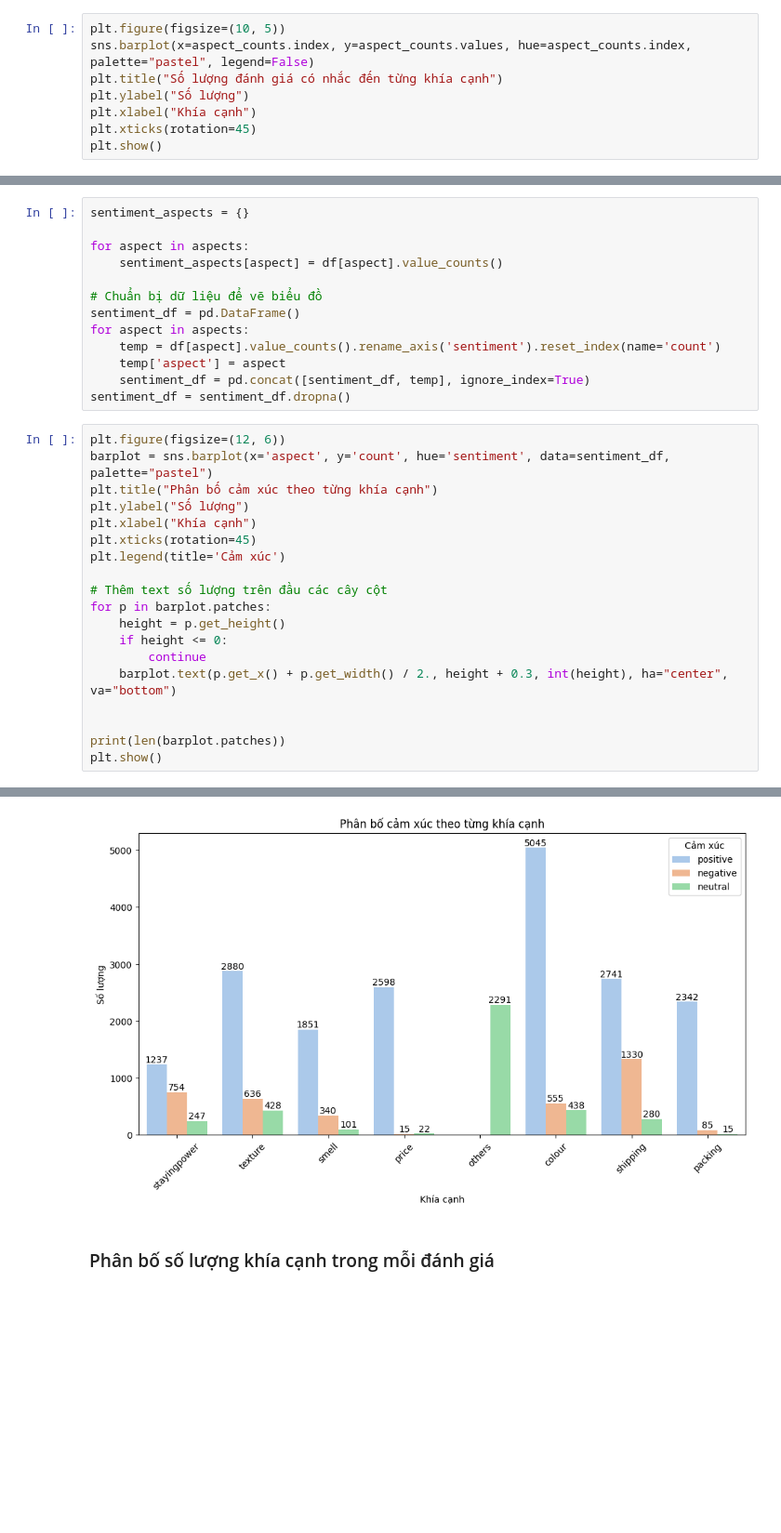
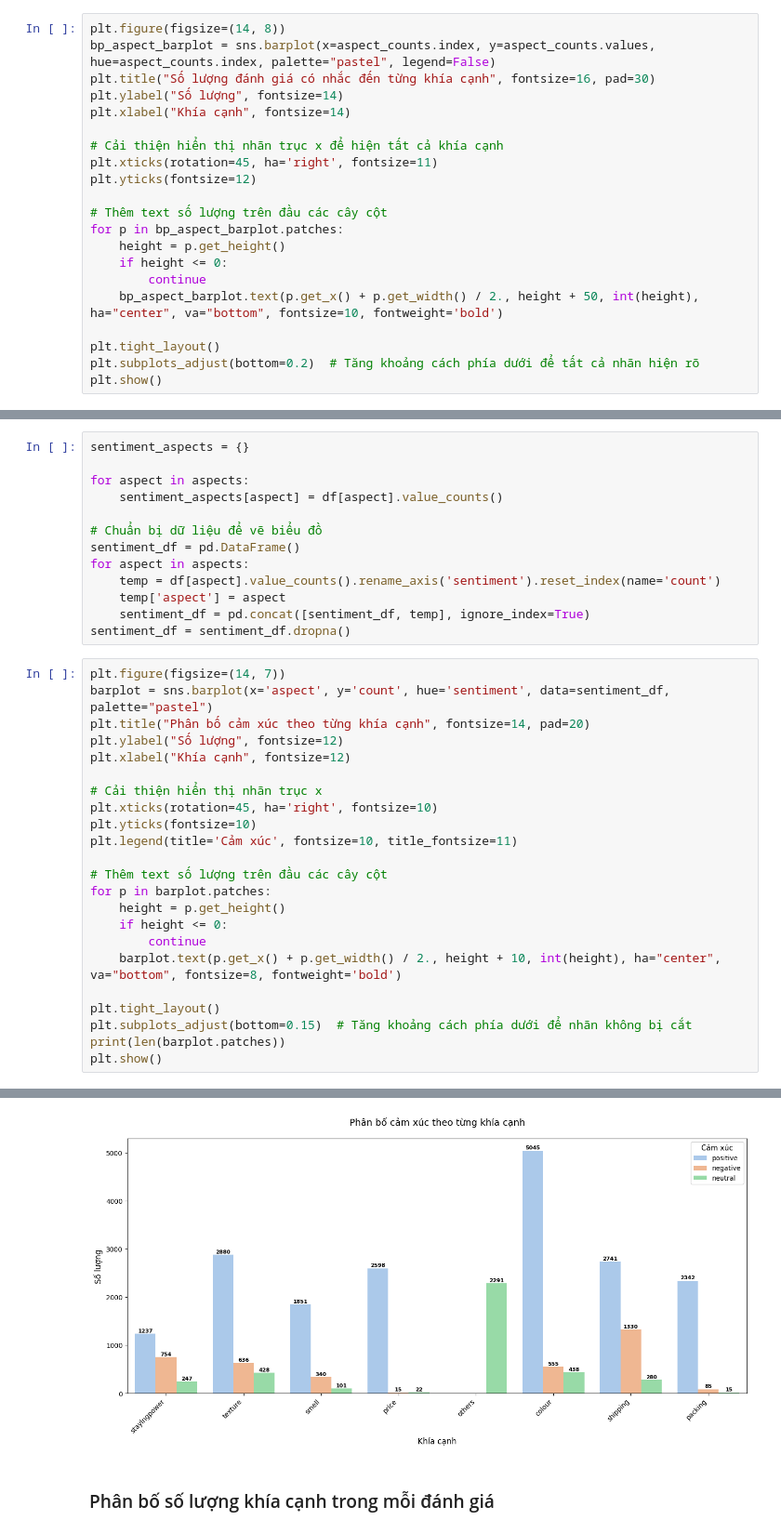
Before and after one commit to nvietanh1909/ABSA_Prompting, a Jupyter notebook: ViABSA_BP_EDA.ipynb, the cells around one changed output, grey strips where cells are left out. Shown at 93% size. Drawn from its saved outputs; the diff is of its cells as text; blank space fills up the shorter version.

```diff
--- a/ViABSA_BP_EDA.ipynb
+++ b/ViABSA_BP_EDA.ipynb
@@ -123,11 +126,24 @@ for aspect in aspects:
 aspect_counts = df[[a + '_exists' for a in aspects]].sum()
 aspect_counts.index = aspects
 # %%
-plt.figure(figsize=(10, 5))
-sns.barplot(x=aspect_counts.index, y=aspect_counts.values, hue=aspect_counts.index, palette="pastel", legend=False)
-plt.title("Số lượng đánh giá có nhắc đến từng khía cạnh")
-plt.ylabel("Số lượng")
-plt.xlabel("Khía cạnh")
-plt.xticks(rotation=45)
+plt.figure(figsize=(14, 8))
+bp_aspect_barplot = sns.barplot(x=aspect_counts.index, y=aspect_counts.values, hue=aspect_counts.index, palette="pastel", legend=False)
+plt.title("Số lượng đánh giá có nhắc đến từng khía cạnh", fontsize=16, pad=30)
+plt.ylabel("Số lượng", fontsize=14)
+plt.xlabel("Khía cạnh", fontsize=14)
+
+# Cải thiện hiển thị nhãn trục x để hiện tất cả khía cạnh
+plt.xticks(rotation=45, ha='right', fontsize=11)
+plt.yticks(fontsize=12)
+
+# Thêm text số lượng trên đầu các cây cột
+for p in bp_aspect_barplot.patches:
+    height = p.get_height()
+    if height <= 0:
+        continue
+    bp_aspect_barplot.text(p.get_x() + p.get_width() / 2., height + 50, int(height), ha="center", va="bottom", fontsize=10, fontweight='bold')
+
+plt.tight_layout()
+plt.subplots_adjust(bottom=0.2)  # Tăng khoảng cách phía dưới để tất cả nhãn hiện rõ
 plt.show()
 # %% [output]
@@ -148,27 +164,31 @@ for aspect in aspects:
     sentiment_df = pd.concat([sentiment_df, temp], ignore_index=True)
 sentiment_df = sentiment_df.dropna()
 # %%
-plt.figure(figsize=(12, 6))
+plt.figure(figsize=(14, 7))
 barplot = sns.barplot(x='aspect', y='count', hue='sentiment', data=sentiment_df, palette="pastel")
-plt.title("Phân bố cảm xúc theo từng khía cạnh")
-plt.ylabel("Số lượng")
-plt.xlabel("Khía cạnh")
-plt.xticks(rotation=45)
-plt.legend(title='Cảm xúc')
+plt.title("Phân bố cảm xúc theo từng khía cạnh", fontsize=14, pad=20)
+plt.ylabel("Số lượng", fontsize=12)
+plt.xlabel("Khía cạnh", fontsize=12)
+
+# Cải thiện hiển thị nhãn trục x
+plt.xticks(rotation=45, ha='right', fontsize=10)
+plt.yticks(fontsize=10)
+plt.legend(title='Cảm xúc', fontsize=10, title_fontsize=11)
 
 # Thêm text số lượng trên đầu các cây cột
 for p in barplot.patches:
     height = p.get_height()
     if height <= 0:
         continue
-    barplot.text(p.get_x() + p.get_width() / 2., height + 0.3, int(height), ha="center", va="bottom")
+    barplot.text(p.get_x() + p.get_width() / 2., height + 10, int(height), ha="center", va="bottom", fontsize=8, fontweight='bold')
 
-
+plt.tight_layout()
+plt.subplots_adjust(bottom=0.15)  # Tăng khoảng cách phía dưới để nhãn không bị cắt
 print(len(barplot.patches))
 plt.show()
 # %% [output]
 25
-[figure, old version]
+[figure, new version]
 # %% [markdown]
 ### Phân bố số lượng khía cạnh trong mỗi đánh giá
 # %%
```
Also changed, not shown: parts of 35 cells of this notebook, 31 other files.
